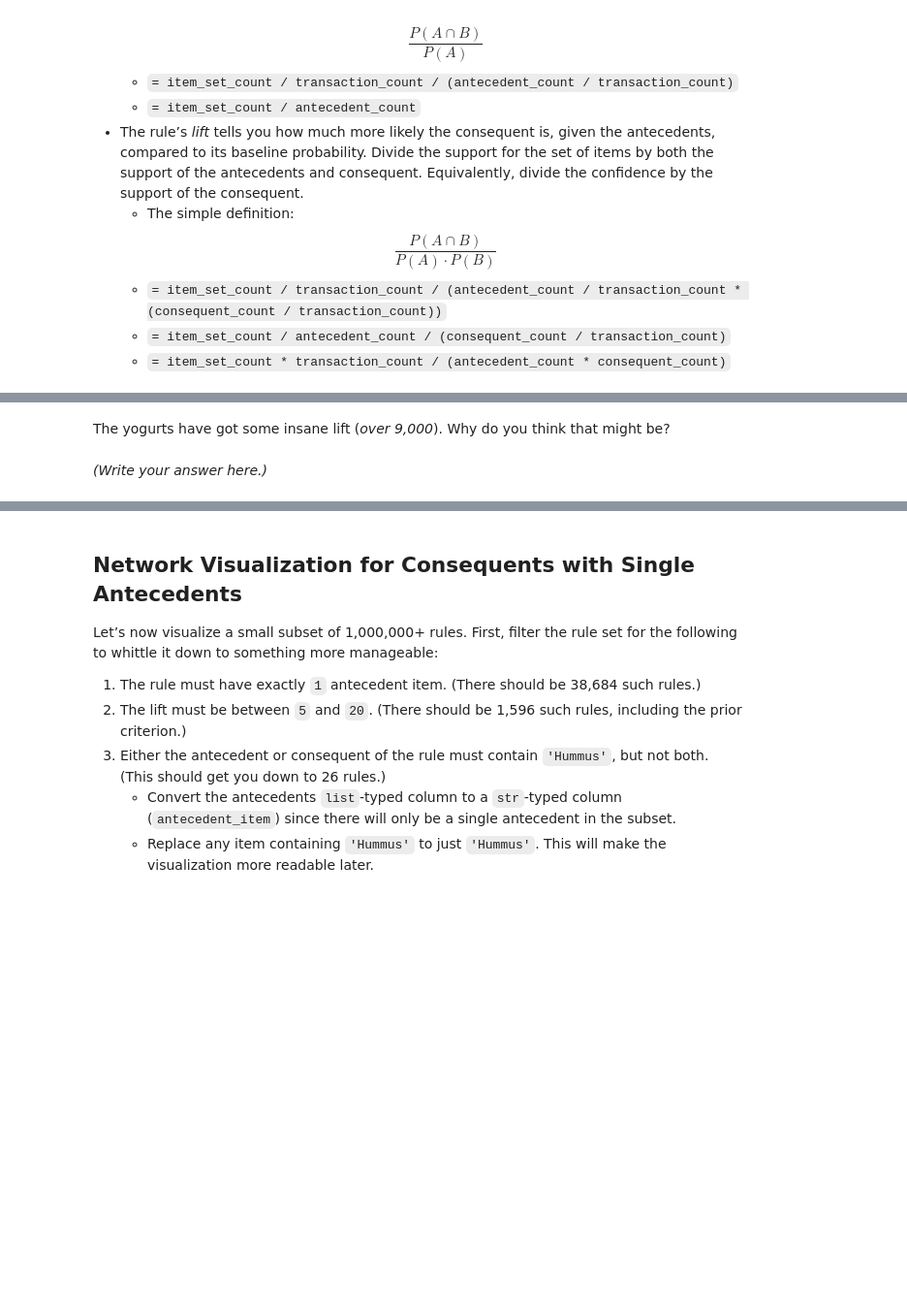
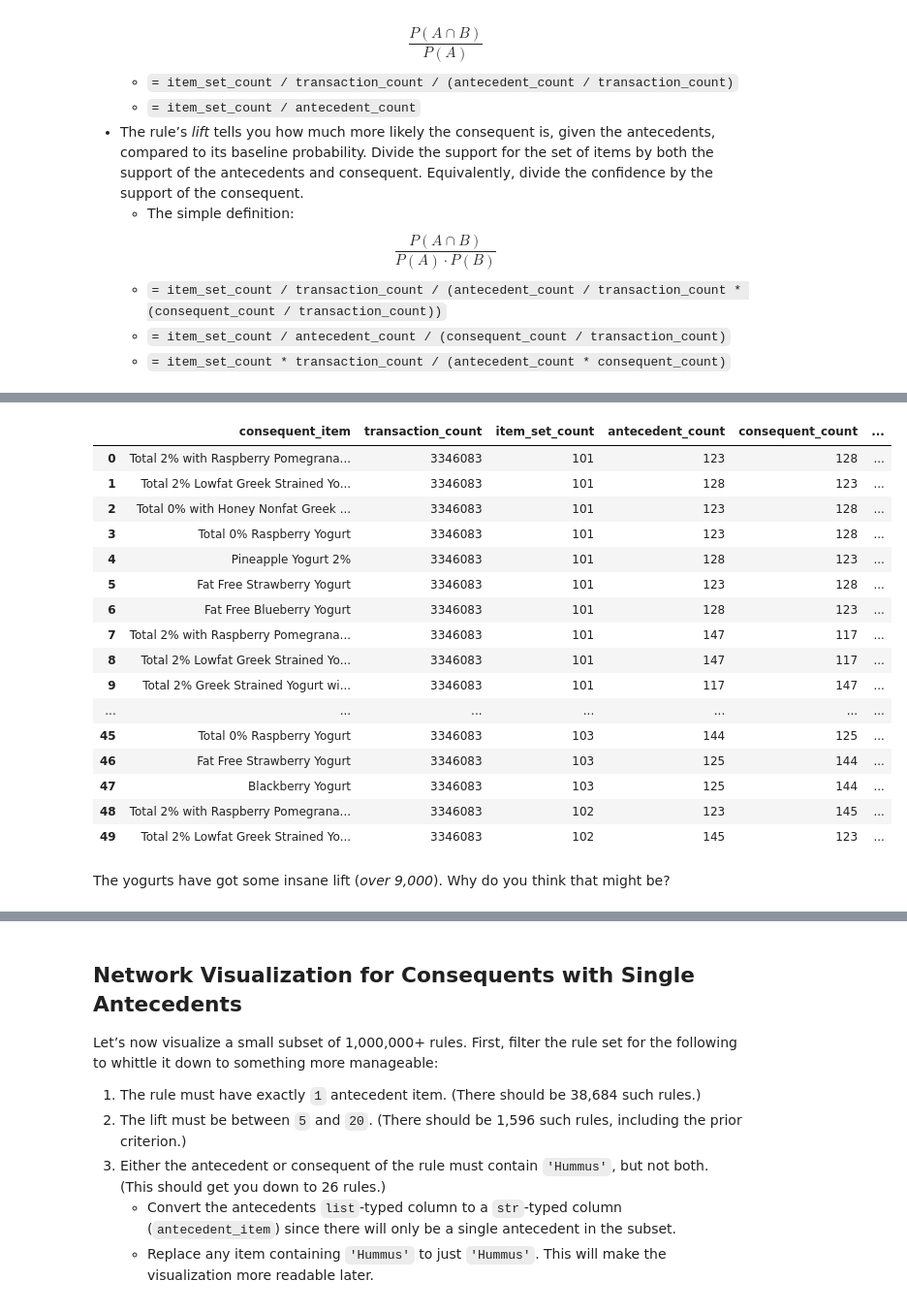
Before and after one commit to lxwooxy/my-fork-2024-fall-data-science, a Jupyter notebook: Week-05-Unsupervised-Learning/Exercise-gw.ipynb, the cells around one changed output, grey strips where cells are left out. Shown: that part at 97% size. Saved outputs shown, nothing was run; the diff lists cells and outputs as text; code cells hidden in the pictures; blank space fills up the shorter version.

```diff
--- a/Week-05-Unsupervised-Learning/Exercise-gw.ipynb
+++ b/Week-05-Unsupervised-Learning/Exercise-gw.ipynb
@@ -64,8 +87,35 @@ Compute the support, confidence, and lift of each rule.
 # %%
 # Add new columns support, confidence, and lift to df_rules. And show the first 50 rules.
+# Compute Support
+df_rules['support'] = df_rules['item_set_count'] / df_rules['transaction_count']
 
-df_rules = # Something goes here.
+# Compute Confidence
+df_rules['confidence'] = df_rules['item_set_count'] / df_rules['antecedent_count']
+
+# Compute Lift
+df_rules['lift'] = df_rules['confidence'] / (df_rules['consequent_count'] / df_rules['transaction_count'])
+
+# Show the first 50 rules
+df_rules.head(50)
+
+#df_rules = # Something goes here.
+# %% [output]
+|  | consequent_item | transaction_count | item_set_count | antecedent_count | consequent_count | ... |
+| 0 | Total 2% with Raspberry Pomegrana... | 3346083 | 101 | 123 | 128 | ... |
+| 1 | Total 2% Lowfat Greek Strained Yo... | 3346083 | 101 | 128 | 123 | ... |
+| 2 | Total 0% with Honey Nonfat Greek ... | 3346083 | 101 | 123 | 128 | ... |
+| 3 | Total 0% Raspberry Yogurt | 3346083 | 101 | 123 | 128 | ... |
+| 4 | Pineapple Yogurt 2% | 3346083 | 101 | 128 | 123 | ... |
+| 5 | Fat Free Strawberry Yogurt | 3346083 | 101 | 123 | 128 | ... |
+| 6 | Fat Free Blueberry Yogurt | 3346083 | 101 | 128 | 123 | ... |
+| 7 | Total 2% with Raspberry Pomegrana... | 3346083 | 101 | 147 | 117 | ... |
+| 8 | Total 2% Lowfat Greek Strained Yo... | 3346083 | 101 | 147 | 117 | ... |
+| 9 | Total 2% Greek Strained Yogurt wi... | 3346083 | 101 | 117 | 147 | ... |
+| ... | ... | ... | ... | ... | ... | ... |
+| 45 | Total 0% Raspberry Yogurt | 3346083 | 103 | 144 | 125 | ... |
+| 46 | Fat Free Strawberry Yogurt | 3346083 | 103 | 125 | 144 | ... |
+| 47 | Blackberry Yogurt | 3346083 | 103 | 125 | 144 | ... |
+| 48 | Total 2% with Raspberry Pomegrana... | 3346083 | 102 | 123 | 145 | ... |
+| 49 | Total 2% Lowfat Greek Strained Yo... | 3346083 | 102 | 145 | 123 | ... |
 # %% [markdown]
 The yogurts have got some insane lift (*over 9,000*). Why do you think that might be?
-# %% [markdown]
-*(Write your answer here.)*
```
Also changed, not shown: parts of 14 cells of this notebook.
